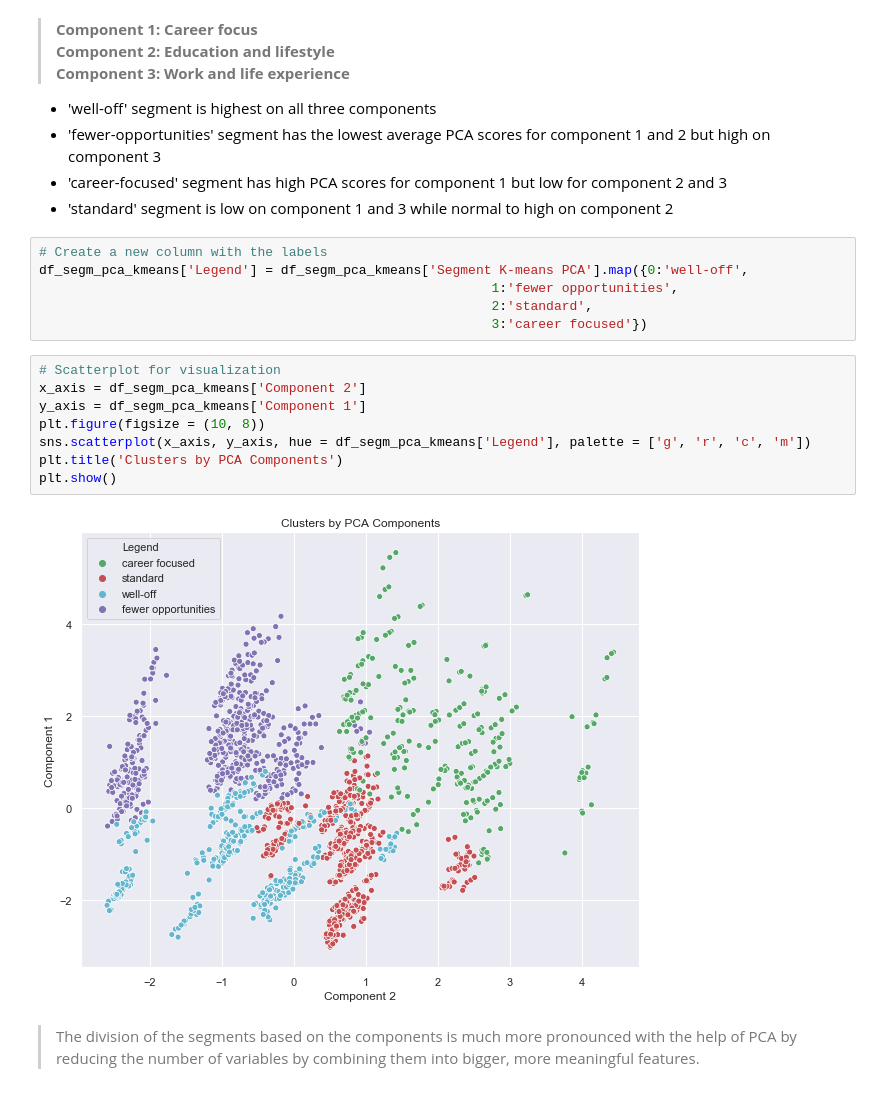
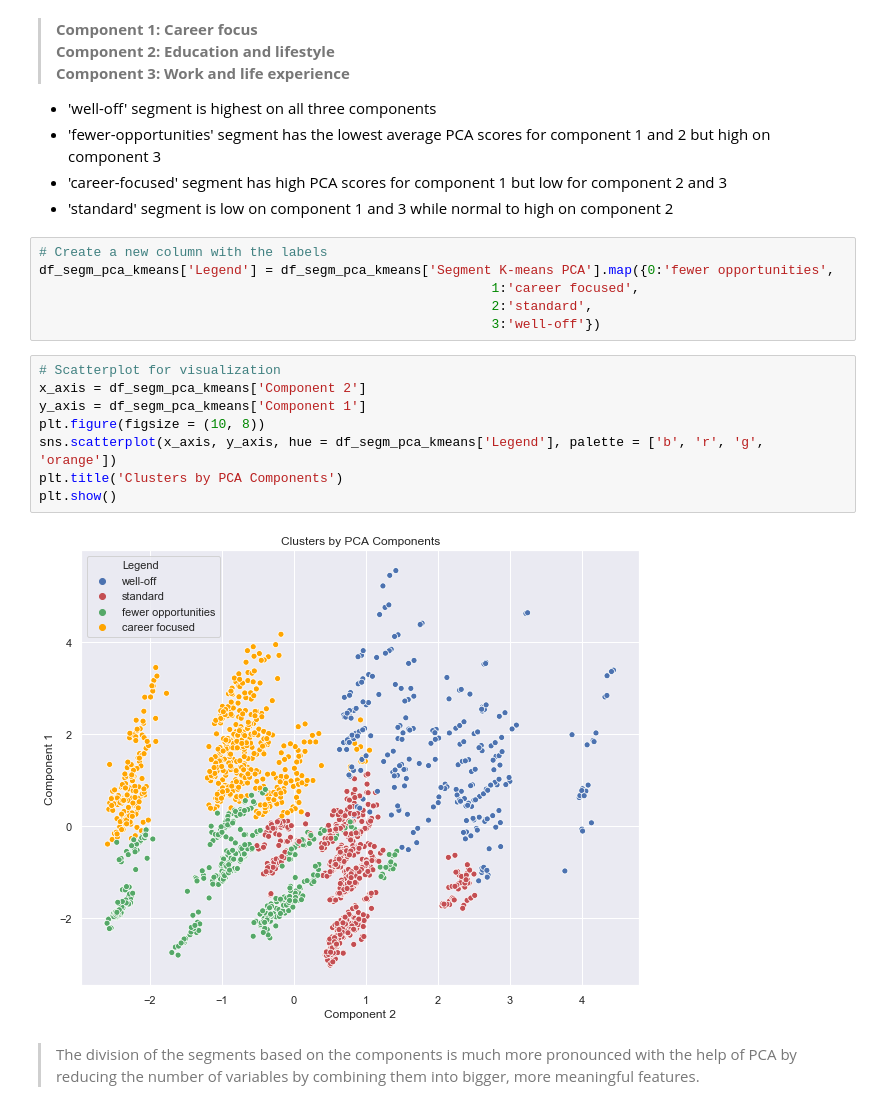
Before and after one commit to weichong-ong/FMCG_Customer_Purchase_Analytics, a Jupyter notebook: Customer_Segmentation.ipynb, the cells around one changed output. Saved outputs shown, nothing was run; the diff lists cells and outputs as text.

```diff
--- a/Customer_Segmentation.ipynb
+++ b/Customer_Segmentation.ipynb
@@ -362,20 +362,20 @@ df_segm_pca_kmeans_freq
 - 'standard' segment is low on component 1 and 3 while normal to high on component 2
 # %%
 # Create a new column with the labels
-df_segm_pca_kmeans['Legend'] = df_segm_pca_kmeans['Segment K-means PCA'].map({0:'well-off',
-                                                          1:'fewer opportunities',
+df_segm_pca_kmeans['Legend'] = df_segm_pca_kmeans['Segment K-means PCA'].map({0:'fewer opportunities',
+                                                          1:'career focused',
                                                           2:'standard',
-                                                          3:'career focused'})
+                                                          3:'well-off'})
 # %%
 # Scatterplot for visualization
 x_axis = df_segm_pca_kmeans['Component 2']
 y_axis = df_segm_pca_kmeans['Component 1']
 plt.figure(figsize = (10, 8))
-sns.scatterplot(x_axis, y_axis, hue = df_segm_pca_kmeans['Legend'], palette = ['g', 'r', 'c', 'm'])
+sns.scatterplot(x_axis, y_axis, hue = df_segm_pca_kmeans['Legend'], palette = ['b', 'r', 'g', 'orange'])
 plt.title('Clusters by PCA Components')
 plt.show()
 # %% [output]
-[figure, old version]
+[figure, new version]
 # %% [markdown]
 > The division of the segments based on the components is much more pronounced with the help of PCA by reducing the number of variables by combining them into bigger, more meaningful features.
 # %% [markdown]
```
Also changed, not shown: parts of 3 cells of this notebook, 6 other files.
